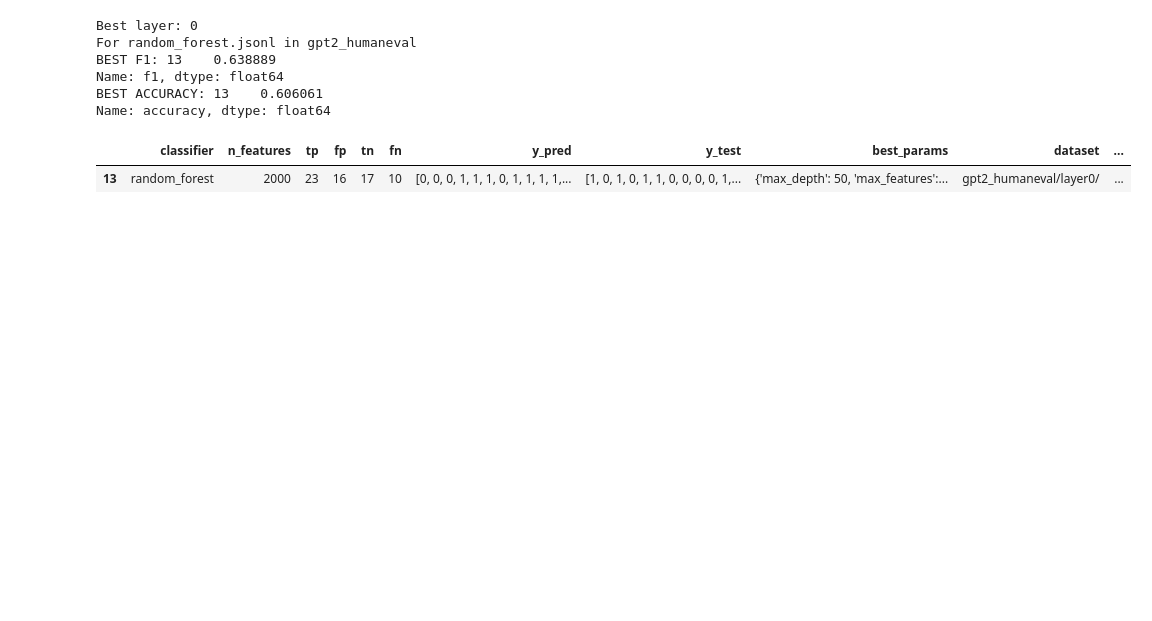
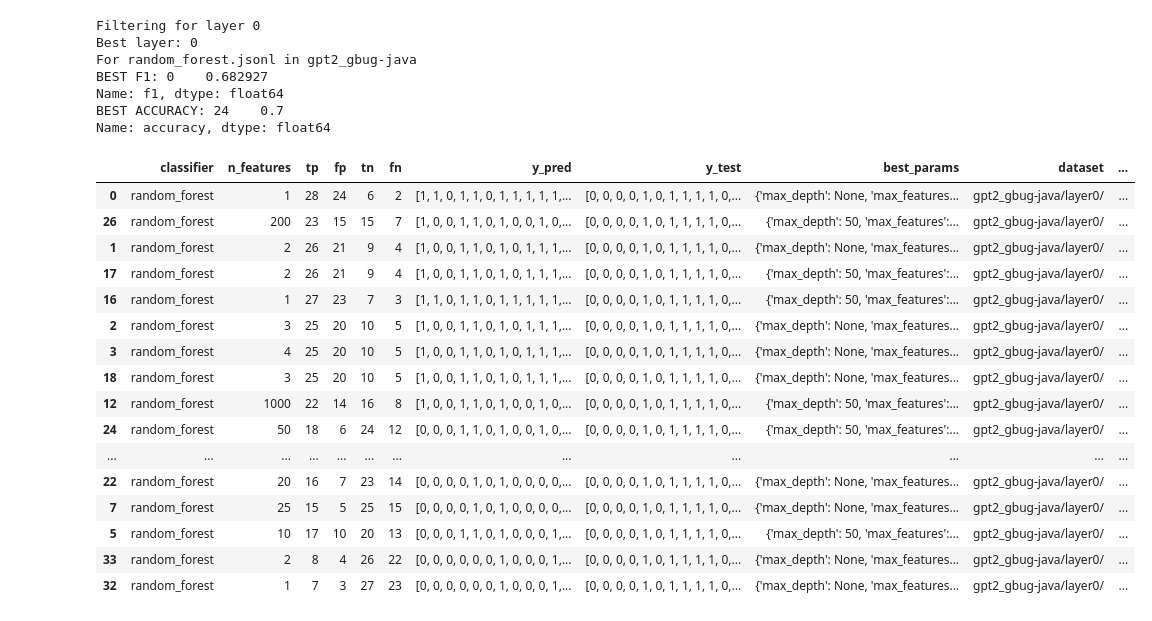
Before and after one commit to rufimelo99/SAE-Java-Bug-Detection, a Jupyter notebook: drl_patches/sparse_autoencoders/visualization.ipynb, the cells around one changed output. Cells and saved outputs as stored; diff of their text form; code cells hidden in the pictures; blank space fills up the shorter version.

```diff
--- a/drl_patches/sparse_autoencoders/visualization.ipynb
+++ b/drl_patches/sparse_autoencoders/visualization.ipynb
@@ -30,41 +30,62 @@ def get_main_df(path, file_in_question):
 
                 # We have tp, fp, tn, fn
                 # We want precision, recall, f1
                 df["precision"] = df["tp"] / (df["tp"] + df["fp"])
                 df["recall"] = df["tp"] / (df["tp"] + df["fn"])
                 df["f1"] = 2 * (df["precision"] * df["recall"]) / (df["precision"] + df["recall"])
                 df["accuracy"] = (df["tp"] + df["tn"]) / (df["tp"] + df["tn"] + df["fp"] + df["fn"])
                 df["layer"] = re.search(r"layer(\d+)", root).group(1)
 
                 main_df = pd.concat([main_df, df])
 
     return main_df
 
-def get_best(main_df):
+def get_best(main_df, specific_layer:int=None):
+    if specific_layer is not None:
+        print(f"Filtering for layer {specific_layer}")
+        main_df = main_df[main_df["layer"] == str(specific_layer)]
     best_accuracy = main_df[main_df["accuracy"] == main_df["accuracy"].max()]["accuracy"]
     best_f1 = main_df[main_df["f1"] == main_df["f1"].max()]["f1"]
     layer = main_df[main_df["f1"] == main_df["f1"].max()]["layer"]
     print(f"Best layer: {layer.values[0]}")
-    return best_accuracy, best_f1, main_df[main_df["f1"] == main_df["f1"].max()]
+    sorted_df = main_df.sort_values(by=["f1"], ascending=False)
+    return best_accuracy, best_f1, sorted_df
 
 
-path = "gpt2_humaneval"
+path = "gpt2_gbug-java"
 file_in_question = "random_forest.jsonl"
 main_df = get_main_df(path, file_in_question)
-best_accuracy, best_f1, best_restult = get_best(main_df)
+best_accuracy, best_f1, best_restult = get_best(main_df,
+                                                specific_layer=0)
 print(f"For {file_in_question} in {path}")
 print(f"BEST F1: {best_f1}")
 print(f"BEST ACCURACY: {best_accuracy}")
 best_restult
 # %% [output]
+Filtering for layer 0
 Best layer: 0
-For random_forest.jsonl in gpt2_humaneval
-BEST F1: 13    0.638889
+For random_forest.jsonl in gpt2_gbug-java
+BEST F1: 0    0.682927
 Name: f1, dtype: float64
-BEST ACCURACY: 13    0.606061
+BEST ACCURACY: 24    0.7
 Name: accuracy, dtype: float64
 |  | classifier | n_features | tp | fp | tn | fn | y_pred | y_test | best_params | dataset | ... |
-| 13 | random_forest | 2000 | 23 | 16 | 17 | 10 | [0, 0, 0, 1, 1, 1, 0, 1, 1, 1, 1,... | [1, 0, 1, 0, 1, 1, 0, 0, 0, 0, 1,... | {'max_depth': 50, 'max_features':... | gpt2_humaneval/layer0/ | ... |
+| 0 | random_forest | 1 | 28 | 24 | 6 | 2 | [1, 1, 0, 1, 1, 0, 1, 1, 1, 1, 1,... | [0, 0, 0, 0, 1, 0, 1, 1, 1, 1, 0,... | {'max_depth': None, 'max_features... | gpt2_gbug-java/layer0/ | ... |
+| 26 | random_forest | 200 | 23 | 15 | 15 | 7 | [1, 0, 0, 1, 1, 0, 1, 0, 0, 1, 0,... | [0, 0, 0, 0, 1, 0, 1, 1, 1, 1, 0,... | {'max_depth': 50, 'max_features':... | gpt2_gbug-java/layer0/ | ... |
+| 1 | random_forest | 2 | 26 | 21 | 9 | 4 | [1, 0, 0, 1, 1, 0, 1, 0, 1, 1, 1,... | [0, 0, 0, 0, 1, 0, 1, 1, 1, 1, 0,... | {'max_depth': None, 'max_features... | gpt2_gbug-java/layer0/ | ... |
+| 17 | random_forest | 2 | 26 | 21 | 9 | 4 | [1, 0, 0, 1, 1, 0, 1, 0, 1, 1, 1,... | [0, 0, 0, 0, 1, 0, 1, 1, 1, 1, 0,... | {'max_depth': 50, 'max_features':... | gpt2_gbug-java/layer0/ | ... |
+| 16 | random_forest | 1 | 27 | 23 | 7 | 3 | [1, 1, 0, 1, 1, 0, 1, 1, 1, 1, 1,... | [0, 0, 0, 0, 1, 0, 1, 1, 1, 1, 0,... | {'max_depth': 50, 'max_features':... | gpt2_gbug-java/layer0/ | ... |
+| 2 | random_forest | 3 | 25 | 20 | 10 | 5 | [1, 0, 0, 1, 1, 0, 1, 0, 1, 1, 1,... | [0, 0, 0, 0, 1, 0, 1, 1, 1, 1, 0,... | {'max_depth': None, 'max_features... | gpt2_gbug-java/layer0/ | ... |
+| 3 | random_forest | 4 | 25 | 20 | 10 | 5 | [1, 0, 0, 1, 1, 0, 1, 0, 1, 1, 1,... | [0, 0, 0, 0, 1, 0, 1, 1, 1, 1, 0,... | {'max_depth': None, 'max_features... | gpt2_gbug-java/layer0/ | ... |
+| 18 | random_forest | 3 | 25 | 20 | 10 | 5 | [1, 0, 0, 1, 1, 0, 1, 0, 1, 1, 1,... | [0, 0, 0, 0, 1, 0, 1, 1, 1, 1, 0,... | {'max_depth': None, 'max_features... | gpt2_gbug-java/layer0/ | ... |
+| 12 | random_forest | 1000 | 22 | 14 | 16 | 8 | [1, 0, 0, 1, 1, 0, 1, 0, 0, 1, 0,... | [0, 0, 0, 0, 1, 0, 1, 1, 1, 1, 0,... | {'max_depth': 50, 'max_features':... | gpt2_gbug-java/layer0/ | ... |
+| 24 | random_forest | 50 | 18 | 6 | 24 | 12 | [0, 0, 0, 1, 1, 0, 1, 0, 0, 1, 0,... | [0, 0, 0, 0, 1, 0, 1, 1, 1, 1, 0,... | {'max_depth': 50, 'max_features':... | gpt2_gbug-java/layer0/ | ... |
+| ... | ... | ... | ... | ... | ... | ... | ... | ... | ... | ... | ... |
+| 22 | random_forest | 20 | 16 | 7 | 23 | 14 | [0, 0, 0, 0, 1, 0, 1, 0, 0, 0, 0,... | [0, 0, 0, 0, 1, 0, 1, 1, 1, 1, 0,... | {'max_depth': None, 'max_features... | gpt2_gbug-java/layer0/ | ... |
+| 7 | random_forest | 25 | 15 | 5 | 25 | 15 | [0, 0, 0, 0, 1, 0, 1, 0, 0, 0, 0,... | [0, 0, 0, 0, 1, 0, 1, 1, 1, 1, 0,... | {'max_depth': None, 'max_features... | gpt2_gbug-java/layer0/ | ... |
+| 5 | random_forest | 10 | 17 | 10 | 20 | 13 | [0, 0, 0, 1, 1, 0, 1, 0, 0, 0, 1,... | [0, 0, 0, 0, 1, 0, 1, 1, 1, 1, 0,... | {'max_depth': 50, 'max_features':... | gpt2_gbug-java/layer0/ | ... |
+| 33 | random_forest | 2 | 8 | 4 | 26 | 22 | [0, 0, 0, 0, 0, 0, 1, 0, 0, 0, 1,... | [0, 0, 0, 0, 1, 0, 1, 1, 1, 1, 0,... | {'max_depth': None, 'max_features... | gpt2_gbug-java/layer0/ | ... |
+| 32 | random_forest | 1 | 7 | 3 | 27 | 23 | [0, 0, 0, 0, 0, 0, 1, 0, 0, 0, 1,... | [0, 0, 0, 0, 1, 0, 1, 1, 1, 1, 0,... | {'max_depth': None, 'max_features... | gpt2_gbug-java/layer0/ | ... |
 # %%
 import matplotlib.pyplot as plt
 import seaborn as sns
```
Also changed, not shown: 2 other files.
